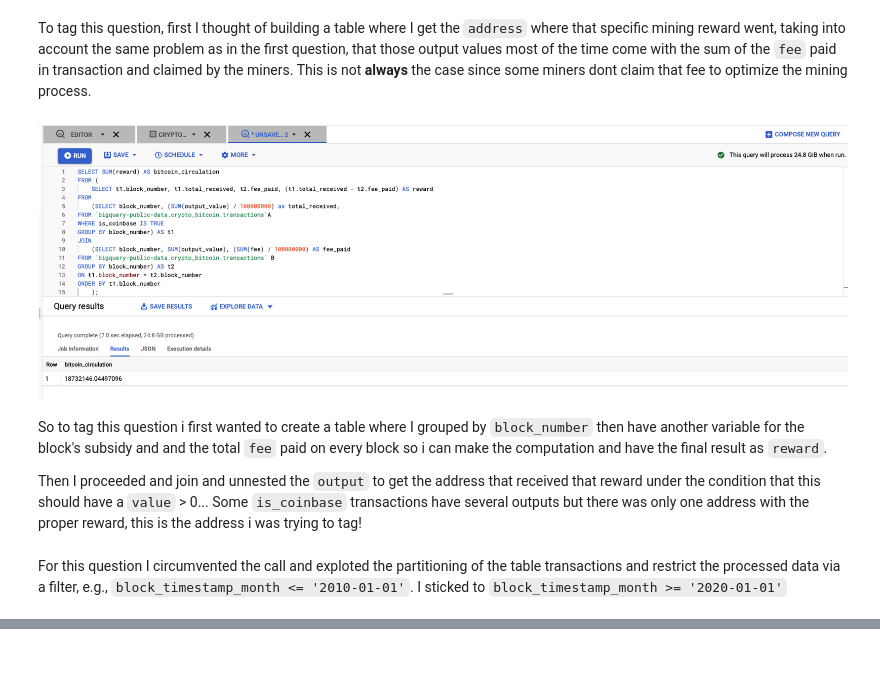
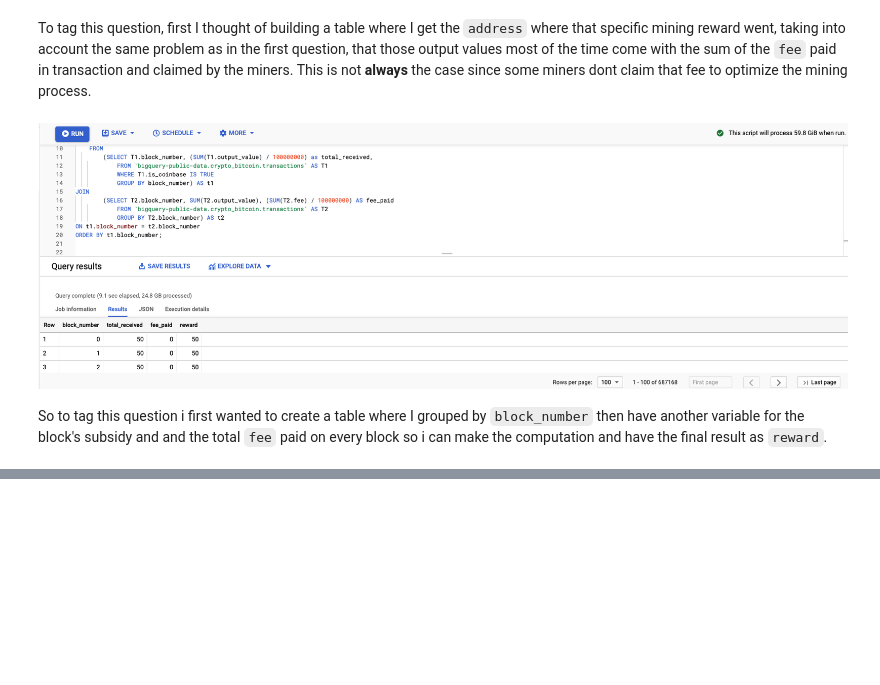
Before and after one commit to CommanderPoe/gn-challenge, a Jupyter notebook: challenge.ipynb, the cells around one changed output, grey strips where cells are left out. Saved outputs shown, nothing was run; the diff lists cells and outputs as text; code cells hidden in the pictures; blank space fills up the shorter version.

```diff
--- a/challenge.ipynb
+++ b/challenge.ipynb
@@ -120,12 +119,8 @@ JOIN
     ON t1.block_number = t2.block_number
     ORDER BY t1.block_number;'''
 # %%
-Image(filename='Q1.1.png')
+Image(filename='Q1.2.png')
 # %% [output]
-[figure, old version]
+[figure, new version]
 # %% [markdown]
 So to tag this question i first wanted to create a table where I grouped by `block_number` then have another variable for the block's subsidy and and the total `fee` paid on every block so i can make the computation and have the final result as `reward`.
-
-Then I proceeded and join and unnested the `output` to get the address that received that reward under the condition that this should have a `value` > 0... Some `is_coinbase` transactions have several outputs but there was only one address with the proper reward, this is the address i was trying to tag!
-# %% [markdown]
-For this question I circumvented the call and exploted the partitioning of the table transactions and restrict the processed data via a filter, e.g., `block_timestamp_month <= '2010-01-01'`. I sticked to `block_timestamp_month >= '2020-01-01'`
```
Also changed, not shown: parts of 64 cells of this notebook, 2 other files.
